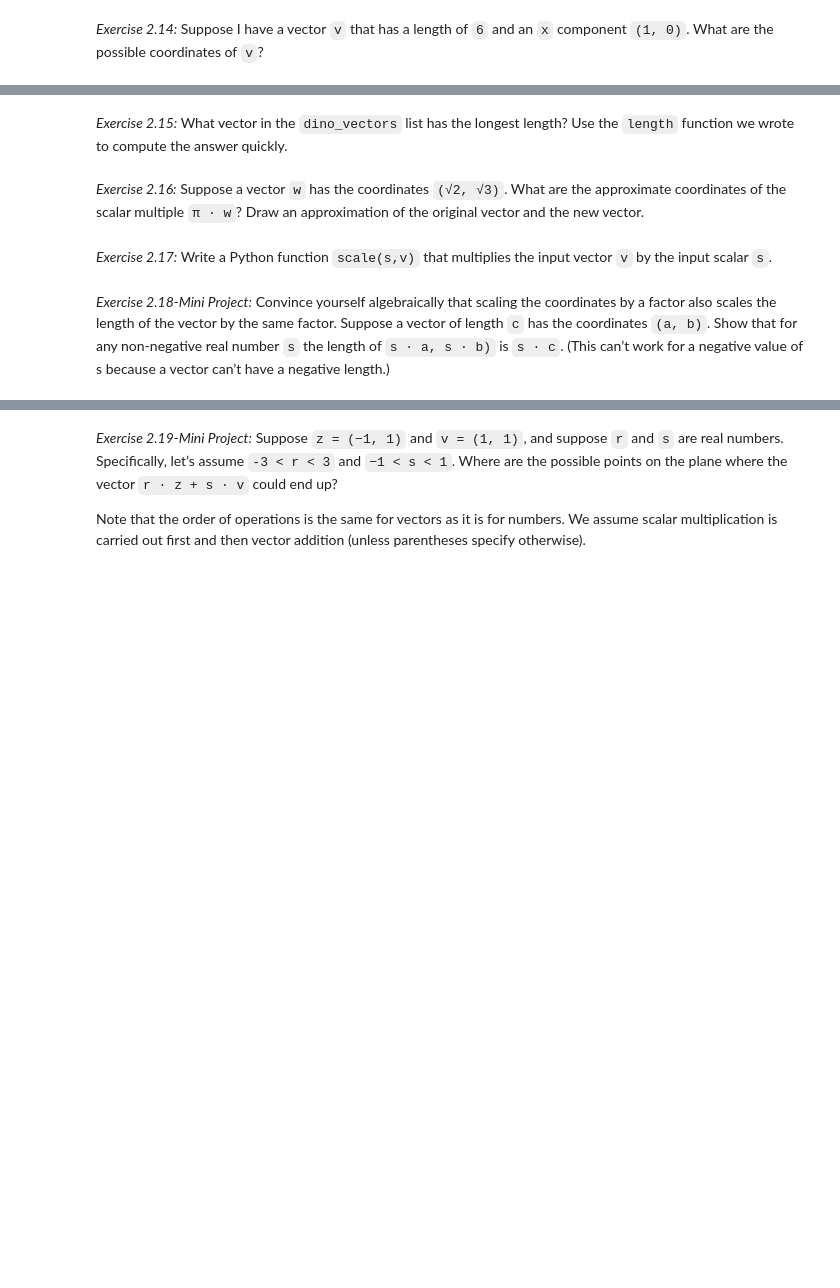
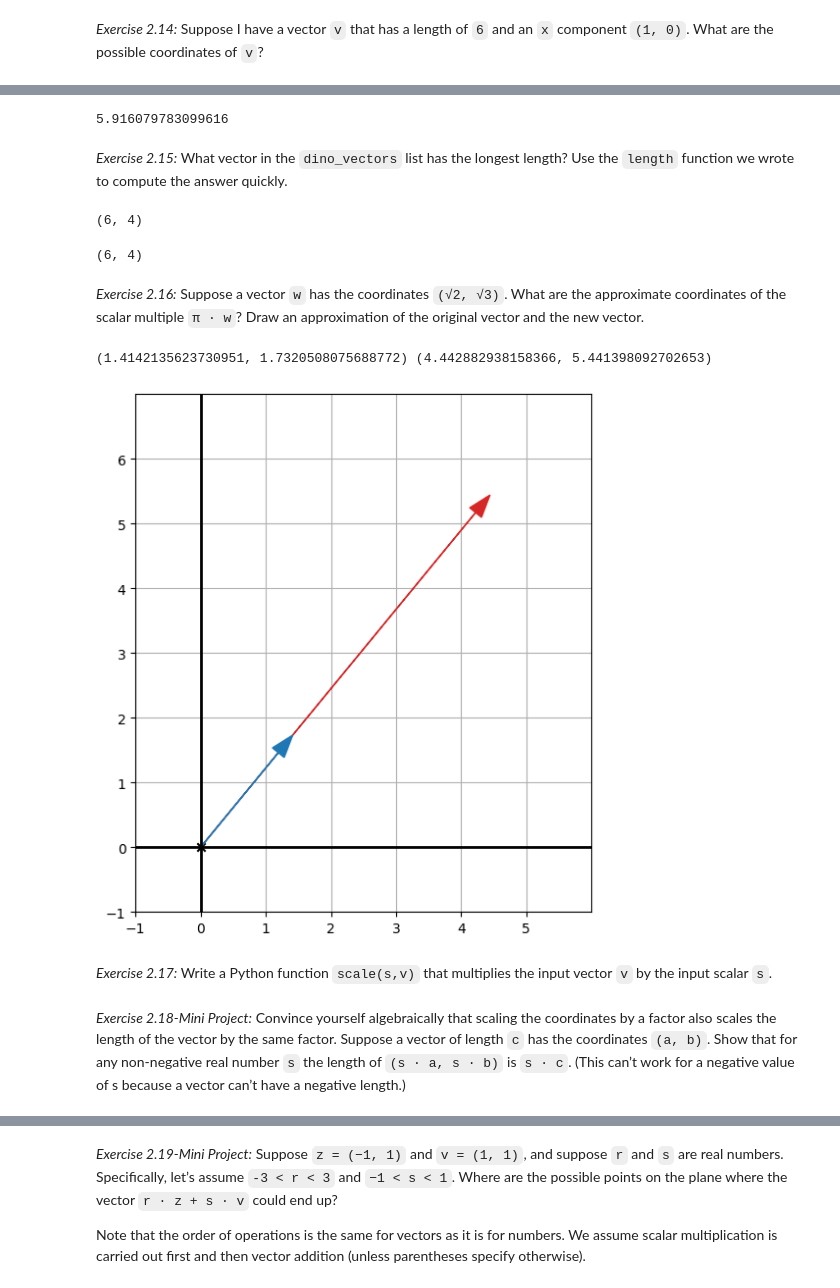
Before and after one commit to btgrant-76/Math-for-Programmers, a Jupyter notebook: Chapter 02/Chapter 02 Exercises.ipynb, the cells around one changed output, grey strips where cells are left out. Cells and saved outputs as stored; diff of their text form; code cells hidden in the pictures; blank space fills up the shorter version.

```diff
--- a/Chapter 02/Chapter 02 Exercises.ipynb
+++ b/Chapter 02/Chapter 02 Exercises.ipynb
@@ -141,6 +234,42 @@ draw(
+# %%
+sqrt(35)
+# %% [output]
+5.916079783099616
 # %% [markdown]
 *Exercise 2.15:*  What vector in the `dino_vectors` list has the longest length? Use the `length` function we wrote to compute the answer quickly.
+# %%
+from math import sqrt
+
+def length(v):
+    return sqrt(pow(v[0], 2) + pow(v[1], 2))
+
+longest = 0
+longest_vec = None
+for dv in dino_vectors:
+    cur_len = length(dv)
+
+    if cur_len > longest:
+        longest_vec = dv
+        longest = cur_len
+
+print(longest_vec)
+max(dino_vectors, key=length)
+# %% [output]
+(6, 4)
+(6, 4)
 # %% [markdown]
 *Exercise 2.16:*  Suppose a vector `w` has the coordinates `(√2, √3)`. What are the approximate coordinates of the scalar multiple `π · w`? Draw an approximation of the original vector and the new vector.
+# %%
+w = (sqrt(2), sqrt(3))
+product = multiply(w, pi)
+print(w, product)
+
+draw(
+    Arrow(product, color=red),
+    Arrow(w, color=blue)
+)
+# %% [output]
+(1.4142135623730951, 1.7320508075688772) (4.442882938158366, 5.441398092702653)
+[figure, added]
 # %% [markdown]
 *Exercise 2.17:* Write a Python function `scale(s,v)` that multiplies the input vector `v` by the input scalar `s`.
@@ -147,2 +279,2 @@ draw(
 # %% [markdown]
-*Exercise 2.18-Mini Project:* Convince yourself algebraically that scaling the coordinates by a factor also scales the length of the vector by the same factor. Suppose a vector of length `c` has the coordinates `(a, b)`. Show that for any non-negative real number `s` the length of `s · a, s · b)` is `s · c`. (This can’t work for a negative value of s because a vector can’t have a negative length.)
+*Exercise 2.18-Mini Project:* Convince yourself algebraically that scaling the coordinates by a factor also scales the length of the vector by the same factor. Suppose a vector of length `c` has the coordinates `(a, b)`. Show that for any non-negative real number `s` the length of `(s · a, s · b)` is `s · c`. (This can’t work for a negative value of s because a vector can’t have a negative length.)
```
Also changed, not shown: parts of 11 cells of this notebook.
